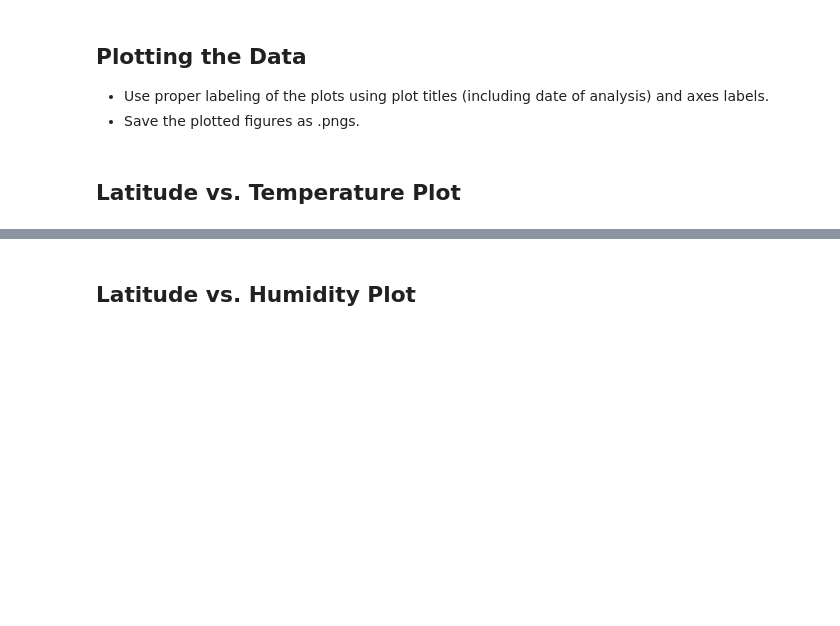
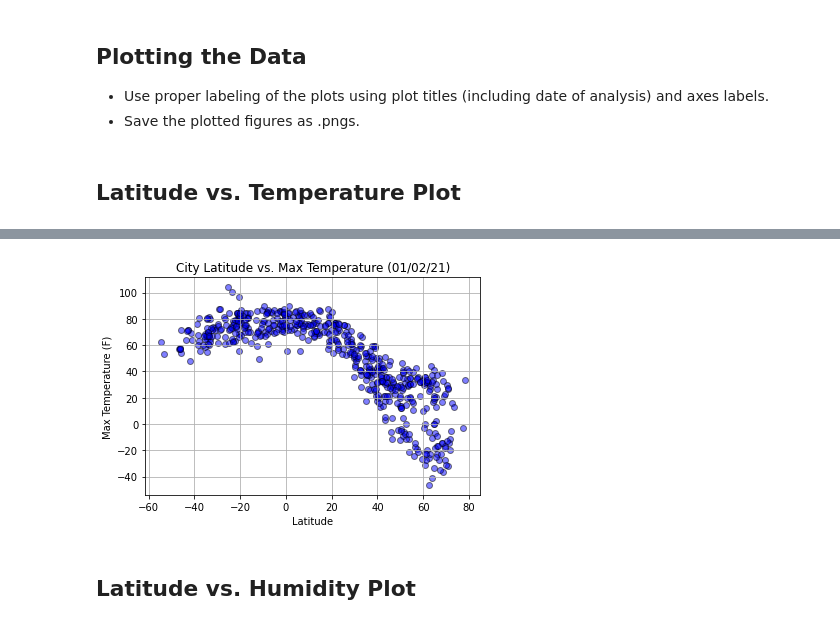
Before and after one commit to ybriyoon/python-api-challenge, a Jupyter notebook: WeatherPy/WeatherPy.ipynb, the cells around one changed output, grey strips where cells are left out. Drawn from its saved outputs; the diff is of its cells as text; code cells hidden in the pictures; blank space fills up the shorter version.

```diff
--- a/WeatherPy/WeatherPy.ipynb
+++ b/WeatherPy/WeatherPy.ipynb
@@ -81,0 +123,3 @@ Data Retrieval Complete
+# %%
+citydatapd = pd.DataFrame(city_data)
+citydatapd.head()
@@ -110,0 +159,3 @@ Int64Index([], dtype='int64')
+# %%
+humidcity = citydatapd[(citydatapd["Humidity"] > 100)].index
+humidcity
@@ -110,0 +164,3 @@ Int64Index([], dtype='int64')
+# %%
+nothumidcity = citydatapd.drop(humidcity, inplace=False)
+nothumidcity.head()
@@ -111,3 +174,15 @@ Int64Index([], dtype='int64')
+# %%
+# Extract relevant fields from the data frame
+lat = nothumidcity['Lat']
+lng = nothumidcity['Lng']
+maxtemp = nothumidcity['Max Temp']
+humidity = nothumidcity['Humidity']
+cloudiness = nothumidcity['Cloudiness']
+windspeed = nothumidcity['Wind Speed']
+country = nothumidcity['Country']
+
+# Export the City_Data into a csv
+nothumidcity.to_csv('non_humid_cities.csv', index_label="City_ID")
 # %% [markdown]
 ## Plotting the Data
 * Use proper labeling of the plots using plot titles (including date of analysis) and axes labels.
@@ -120,2 +192,14 @@ Int64Index([], dtype='int64')
+# %%
+plt.scatter(lat, maxtemp, edgecolor='black', facecolor='blue', linewidths=1, marker='o', alpha=0.5, label='Cities')
+
+plt.title('City Latitude vs. Max Temperature (%s)' % time.strftime('%x'))
+plt.ylabel('Max Temperature (F)')
+plt.xlabel('Latitude')
+plt.grid(True)
+
+plt.savefig('../output_data/Lat_Temp.png')
+plt.show()
+# %% [output]
+[figure, added]
 # %% [markdown]
 ## Latitude vs. Humidity Plot
```
Also changed, not shown: parts of 46 cells of this notebook, 17 other files.
